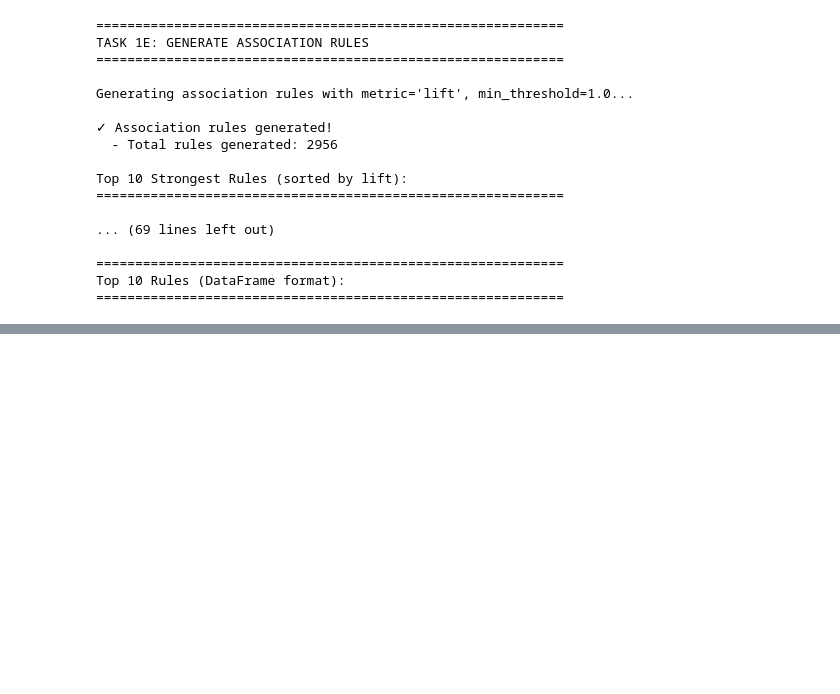
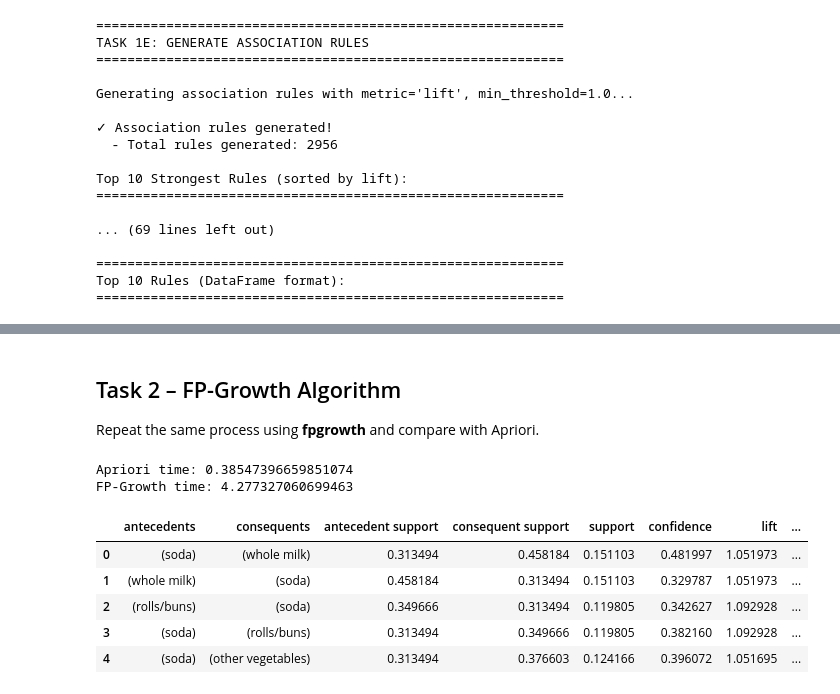
Before and after one commit to Buffden/data-mining-project-3, a Jupyter notebook: Assignment3_Apriori_FP_Growth.ipynb, the cells around one changed output, grey strips where cells are left out. Saved outputs shown, nothing was run; the diff lists cells and outputs as text; code cells hidden in the pictures; blank space fills up the shorter version.

```diff
--- a/Assignment3_Apriori_FP_Growth.ipynb
+++ b/Assignment3_Apriori_FP_Growth.ipynb
@@ -228,4 +234,26 @@ Dataset Summary:
 # %%
+# Task 1C: Convert to transactional binary form
+print("=" * 60)
+print("TASK 1C: TRANSFORM TO BINARY MATRIX")
+print("=" * 60)
+
+# Transform to basket format (binary matrix)
+basket = pd.crosstab(df['Member_number'], df['itemDescription'])
+basket = basket.map(lambda x: 1 if x > 0 else 0)
+
+print(f"\n✓ Basket (binary matrix) created successfully!")
+print(f"\nShape and Column Count:")
+print(f"  - Shape: {basket.shape}")
+print(f"  - Rows (transactions): {basket.shape[0]:,}")
+print(f"  - Columns (items): {basket.shape[1]:,}")
+
+print(f"\n✓ Binary encoding confirmed:")
+print(f"  - Values are binary (0 or 1): {set(basket.values.flatten()) == {0, 1}}")
+print(f"  - Total items purchased: {basket.sum().sum():,}")
+print(f"  - Average items per transaction: {basket.sum(axis=1).mean():.2f}")
+
+print(f"\nSample of basket matrix (first 5 rows, first 10 columns):")
+basket.iloc[:5, :10]
 # %% [output]
 ============================================================
 TASK 1C: TRANSFORM TO BINARY MATRIX
@@ -322,2 +518,32 @@ Metrics:
   - Support (2.28%): This pattern appears in
     2.28% of all transactions.
+# %% [markdown]
+## Task 2 – FP-Growth Algorithm
+Repeat the same process using **fpgrowth** and compare with Apriori.
+# %%
+from mlxtend.frequent_patterns import fpgrowth
+import time
+
+start = time.time()
+frequent_itemsets_fp = fpgrowth(basket, min_support=0.02, use_colnames=True)
+t_fp = time.time() - start
+
+start = time.time()
+apriori(basket, min_support=0.02, use_colnames=True)
+t_ap = time.time() - start
+
+print('Apriori time:', t_ap)
+print('FP-Growth time:', t_fp)
+
+rules_fp = association_rules(frequent_itemsets_fp, metric='confidence', min_threshold=0.3)
+rules_fp = rules_fp[rules_fp['lift'] > 1]
+rules_fp.head()
+# %% [output]
+Apriori time: 0.38547396659851074
+FP-Growth time: 4.277327060699463
+|  | antecedents | consequents | antecedent support | consequent support | support | confidence | lift | ... |
+| 0 | (soda) | (whole milk) | 0.313494 | 0.458184 | 0.151103 | 0.481997 | 1.051973 | ... |
+| 1 | (whole milk) | (soda) | 0.458184 | 0.313494 | 0.151103 | 0.329787 | 1.051973 | ... |
+| 2 | (rolls/buns) | (soda) | 0.349666 | 0.313494 | 0.119805 | 0.342627 | 1.092928 | ... |
+| 3 | (soda) | (rolls/buns) | 0.313494 | 0.349666 | 0.119805 | 0.382160 | 1.092928 | ... |
+| 4 | (soda) | (other vegetables) | 0.313494 | 0.376603 | 0.124166 | 0.396072 | 1.051695 | ... |
```
Also changed, not shown: parts of 17 cells of this notebook.
